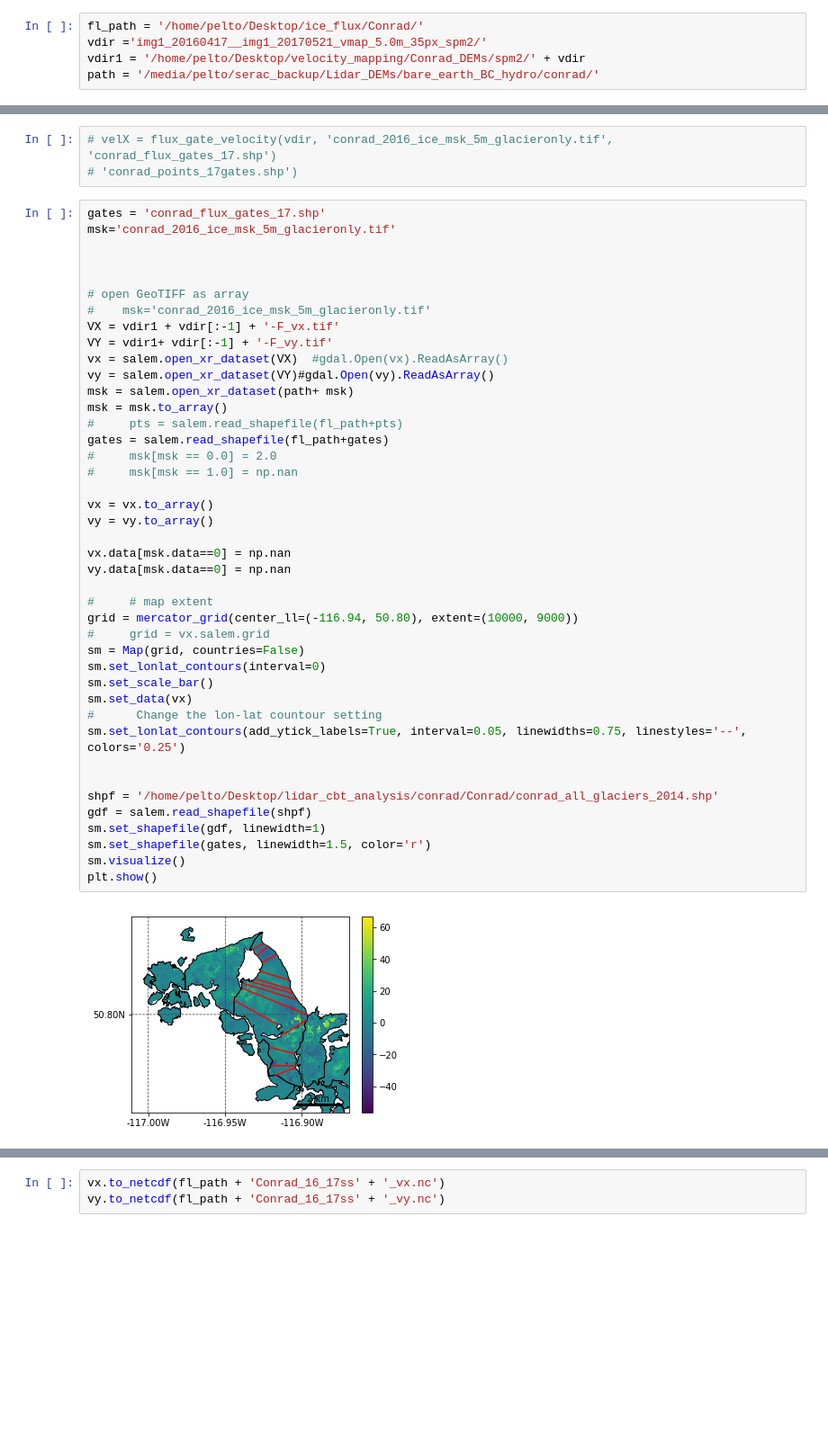
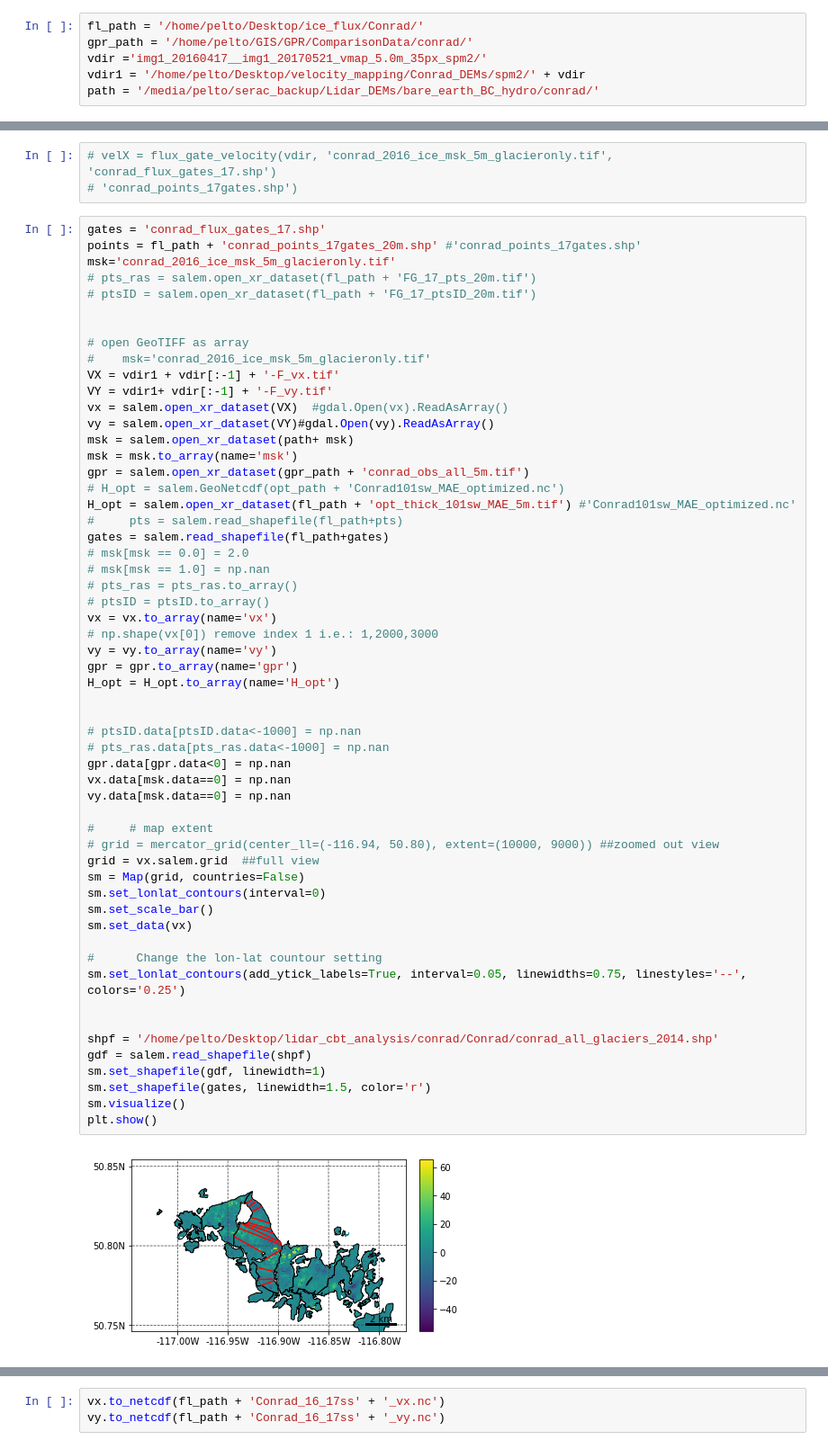
Before and after one commit to bpelto/ice_dynamics, a Jupyter notebook: flux_gate_velocity.ipynb, the cells around one changed output, grey strips where cells are left out. Shown: that part at 90% size. Cells and saved outputs as stored; diff of their text form; blank space fills up the shorter version.

Commit message:
sample rasters at flux gate points

```diff
--- a/flux_gate_velocity.ipynb
+++ b/flux_gate_velocity.ipynb
@@ -10,6 +10,7 @@ import salem
 from salem import *
 # %%
 fl_path = '/home/pelto/Desktop/ice_flux/Conrad/'
+gpr_path = '/home/pelto/GIS/GPR/ComparisonData/conrad/'
 vdir ='img1_20160417__img1_20170521_vmap_5.0m_35px_spm2/'
 vdir1 = '/home/pelto/Desktop/velocity_mapping/Conrad_DEMs/spm2/' + vdir
 path = '/media/pelto/serac_backup/Lidar_DEMs/bare_earth_BC_hydro/conrad/'
@@ -68,48 +70,62 @@ def flux_gate_velocity(vdir, msk, gates):  #, gates, points)#, be_dem, snow_dem,
 # 'conrad_points_17gates.shp')
 # %%
 gates = 'conrad_flux_gates_17.shp'
+points = fl_path + 'conrad_points_17gates_20m.shp' #'conrad_points_17gates.shp'
 msk='conrad_2016_ice_msk_5m_glacieronly.tif'
-
+# pts_ras = salem.open_xr_dataset(fl_path + 'FG_17_pts_20m.tif')
+# ptsID = salem.open_xr_dataset(fl_path + 'FG_17_ptsID_20m.tif')
 
 
 # open GeoTIFF as array
 #    msk='conrad_2016_ice_msk_5m_glacieronly.tif'
 VX = vdir1 + vdir[:-1] + '-F_vx.tif'
 VY = vdir1+ vdir[:-1] + '-F_vy.tif'
 vx = salem.open_xr_dataset(VX)  #gdal.Open(vx).ReadAsArray()
 vy = salem.open_xr_dataset(VY)#gdal.Open(vy).ReadAsArray()
 msk = salem.open_xr_dataset(path+ msk)
-msk = msk.to_array()
+msk = msk.to_array(name='msk')
+gpr = salem.open_xr_dataset(gpr_path + 'conrad_obs_all_5m.tif')
+# H_opt = salem.GeoNetcdf(opt_path + 'Conrad101sw_MAE_optimized.nc')
+H_opt = salem.open_xr_dataset(fl_path + 'opt_thick_101sw_MAE_5m.tif') #'Conrad101sw_MAE_optimized.nc'
 #     pts = salem.read_shapefile(fl_path+pts)
 gates = salem.read_shapefile(fl_path+gates)
-#     msk[msk == 0.0] = 2.0
-#     msk[msk == 1.0] = np.nan
+# msk[msk == 0.0] = 2.0
+# msk[msk == 1.0] = np.nan
+# pts_ras = pts_ras.to_array()
+# ptsID = ptsID.to_array()
+vx = vx.to_array(name='vx')
+# np.shape(vx[0]) remove index 1 i.e.: 1,2000,3000
+vy = vy.to_array(name='vy')
+gpr = gpr.to_array(name='gpr')
+H_opt = H_opt.to_array(name='H_opt')
 
-vx = vx.to_array()
-vy = vy.to_array()
 
+# ptsID.data[ptsID.data<-1000] = np.nan
+# pts_ras.data[pts_ras.data<-1000] = np.nan
+gpr.data[gpr.data<0] = np.nan
 vx.data[msk.data==0] = np.nan
 vy.data[msk.data==0] = np.nan
 
 #     # map extent
-grid = mercator_grid(center_ll=(-116.94, 50.80), extent=(10000, 9000))
-#     grid = vx.salem.grid
+# grid = mercator_grid(center_ll=(-116.94, 50.80), extent=(10000, 9000)) ##zoomed out view
+grid = vx.salem.grid  ##full view
 sm = Map(grid, countries=False)
 sm.set_lonlat_contours(interval=0)
 sm.set_scale_bar()
 sm.set_data(vx)
+
 #      Change the lon-lat countour setting
 sm.set_lonlat_contours(add_ytick_labels=True, interval=0.05, linewidths=0.75, linestyles='--', colors='0.25')
 
 
 shpf = '/home/pelto/Desktop/lidar_cbt_analysis/conrad/Conrad/conrad_all_glaciers_2014.shp'
 gdf = salem.read_shapefile(shpf)
 sm.set_shapefile(gdf, linewidth=1)
 sm.set_shapefile(gates, linewidth=1.5, color='r')
 sm.visualize()
 plt.show()
 # %% [output]
-[figure, old version]
+[figure, new version]
 # %%
 fig, ax = plt.subplots(1,1,figsize=(10,6))
 
```
Also changed, not shown: parts of 35 cells of this notebook.
